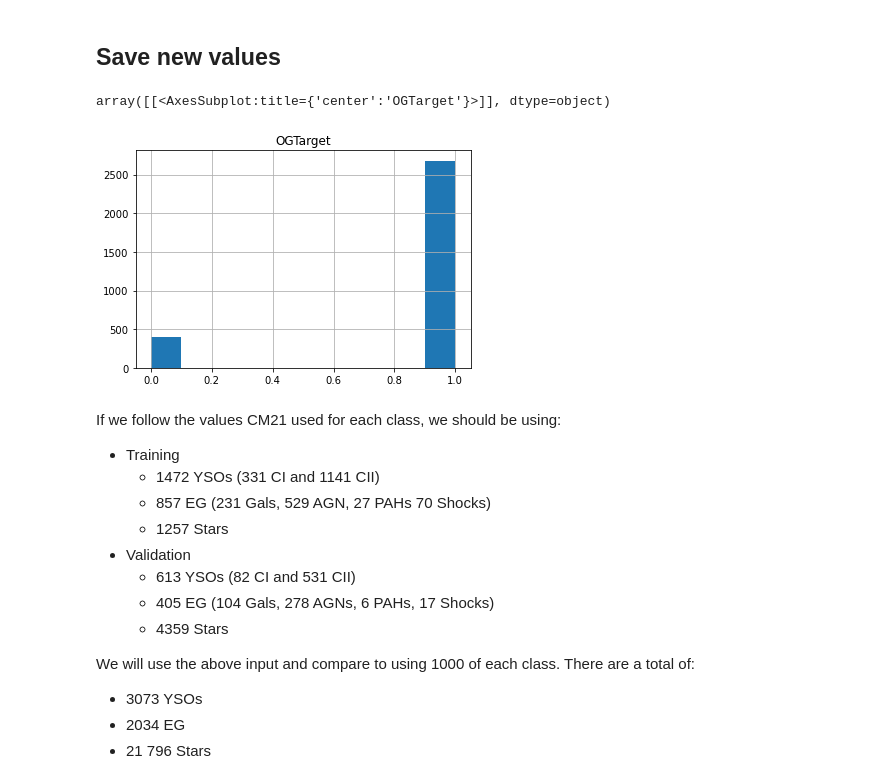
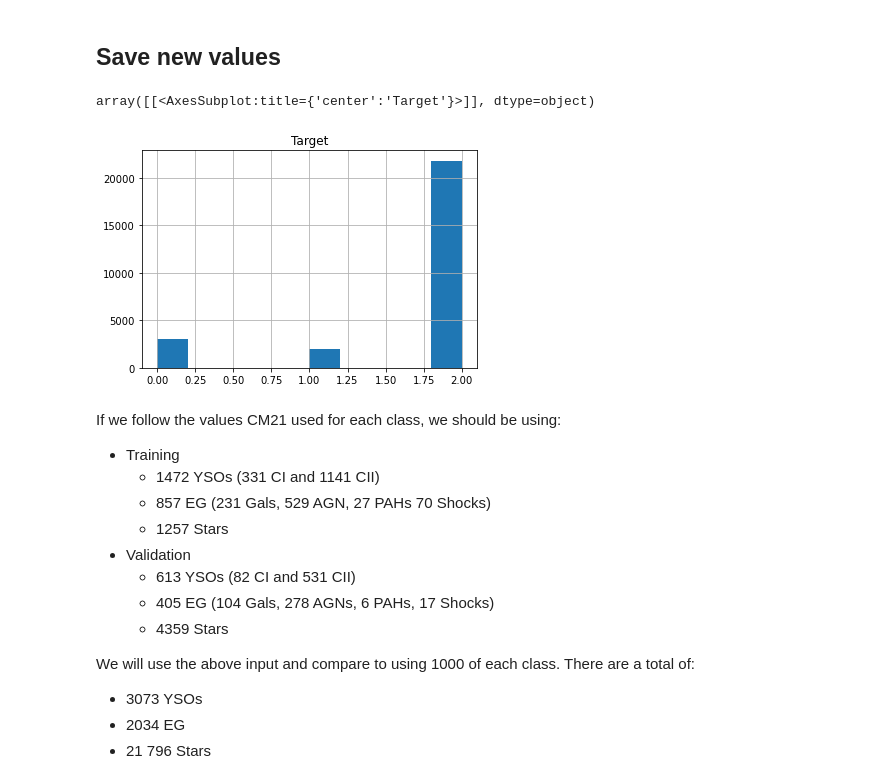
Before and after one commit to bcrompvoets/Random, a Jupyter notebook: Phase_3_1__IRAC_Only_Classification/Notebooks/Data_Preparation.ipynb, the cells around one changed output. Cells and saved outputs as stored; diff of their text form; code cells hidden in the pictures.

```diff
--- a/Phase_3_1__IRAC_Only_Classification/Notebooks/Data_Preparation.ipynb
+++ b/Phase_3_1__IRAC_Only_Classification/Notebooks/Data_Preparation.ipynb
@@ -1,7 +1,7 @@
 # %%
 import pandas as pd
 # %%
-df = pd.read_csv("Data_and_Results/catalog_FULL.csv")
+df = pd.read_csv("../Data_and_Results/catalog_FULL.csv")
 
 # df = df[~df["[24]"].isnull()]
 # df.head()
@@ -199,8 +199,8 @@ np.save("Data_and_Results/OGTargets_YSO_EG_Stars.npy",OGTargets)
-# %%
-df_YSO[["OGTarget"]].hist()
-# %% [output]
-array([[<AxesSubplot:title={'center':'OGTarget'}>]], dtype=object)
-[figure, removed]
+# %%
+df_NEW[["Target"]].hist()
+# %% [output]
+array([[<AxesSubplot:title={'center':'Target'}>]], dtype=object)
+[figure, added]
 # %% [markdown]
 If we follow the values CM21 used for each class, we should be using:
 * Training
```
Also changed, not shown: parts of 2 cells of this notebook, 5 other files.
